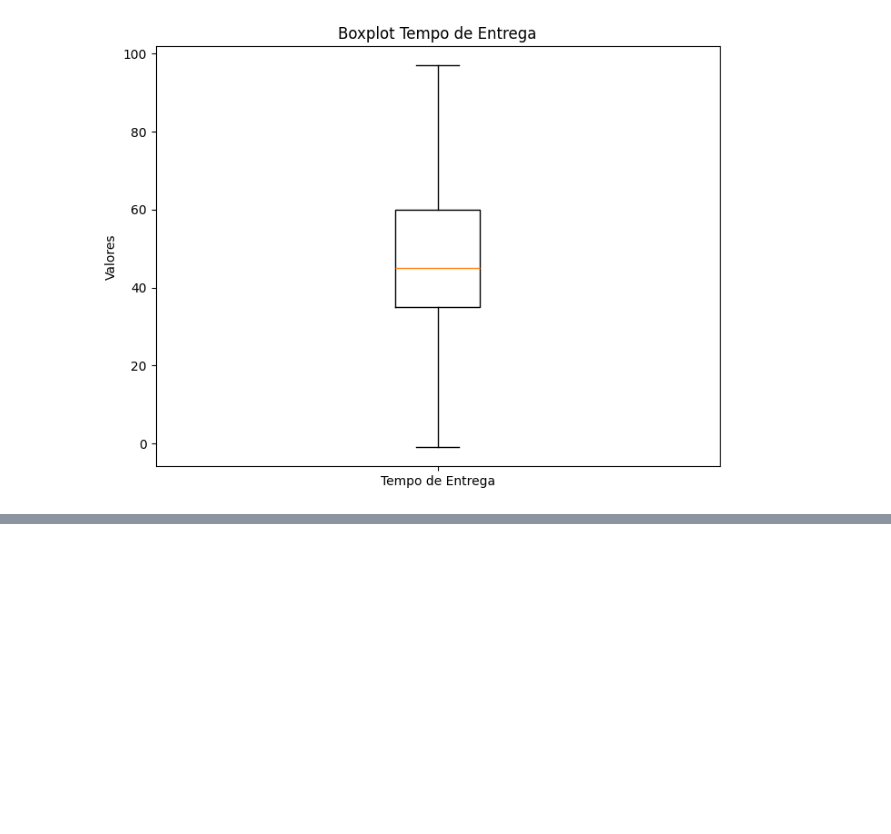
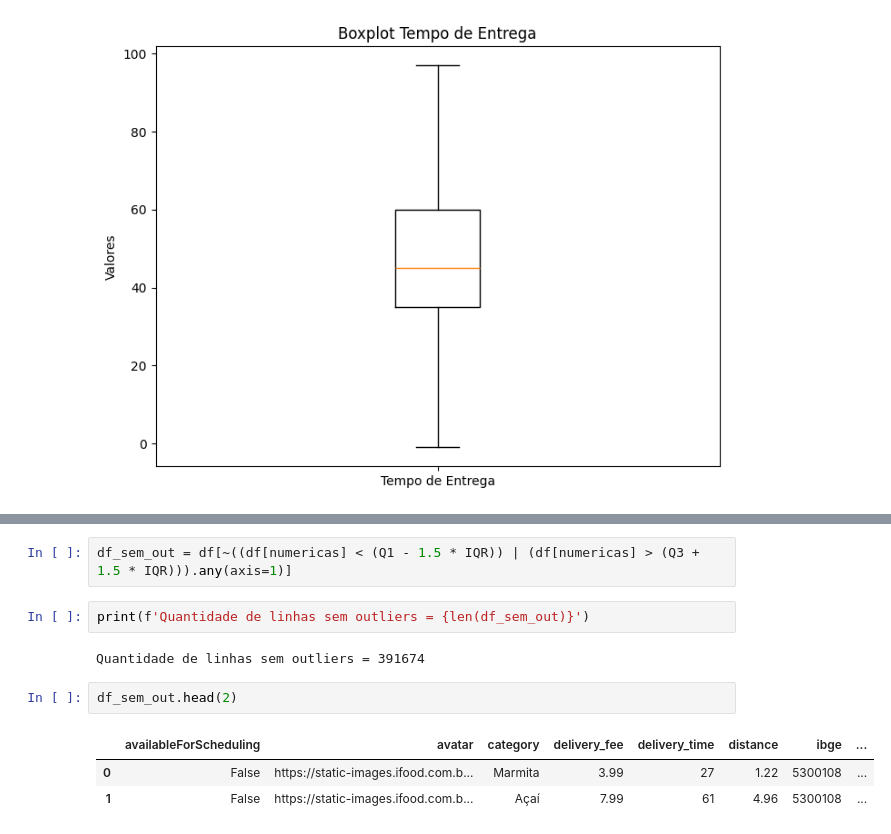
Before and after one commit to thiagolir4/Estatistica_Descritiva_Python, a Jupyter notebook: medidas_estatisticas/medidas_estatisticas.ipynb, the cells around one changed output, grey strips where cells are left out. Saved outputs shown, nothing was run; the diff lists cells and outputs as text; blank space fills up the shorter version.

```diff
--- a/medidas_estatisticas/medidas_estatisticas.ipynb
+++ b/medidas_estatisticas/medidas_estatisticas.ipynb
@@ -344,0 +434,12 @@ Text(0, 0.5, 'Valores')
+# %%
+df_sem_out = df[~((df[numericas] < (Q1 - 1.5 * IQR)) | (df[numericas] > (Q3 + 1.5 * IQR))).any(axis=1)]
+# %%
+print(f'Quantidade de linhas sem outliers = {len(df_sem_out)}')
+# %% [output]
+Quantidade de linhas sem outliers = 391674
+# %%
+df_sem_out.head(2)
+# %% [output]
+|  | availableForScheduling | avatar | category | delivery_fee | delivery_time | distance | ibge | ... |
+| 0 | False | https://static-images.ifood.com.b... | Marmita | 3.99 | 27 | 1.22 | 5300108 | ... |
+| 1 | False | https://static-images.ifood.com.b... | Açaí | 7.99 | 61 | 4.96 | 5300108 | ... |
```
Also changed, not shown: parts of 13 cells of this notebook, 1 other file.
